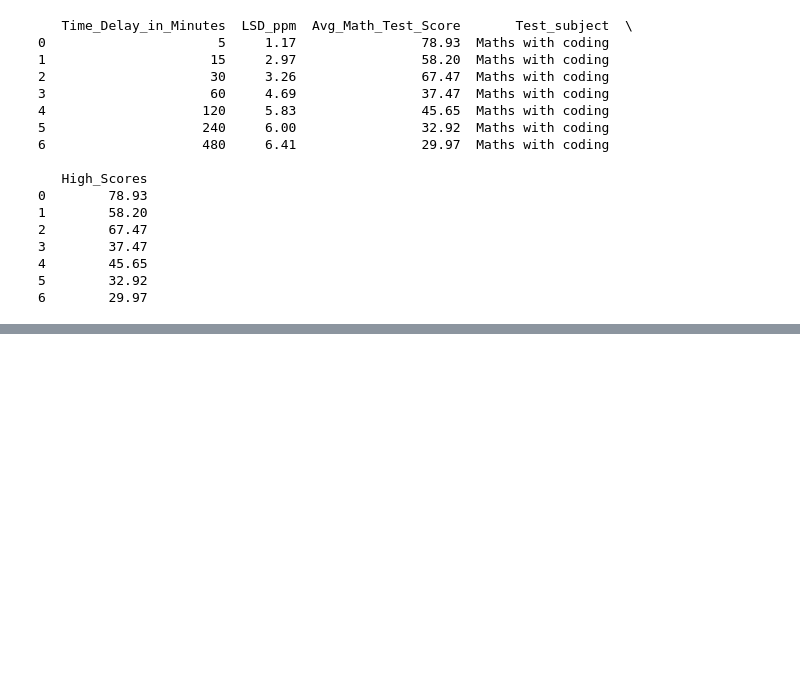
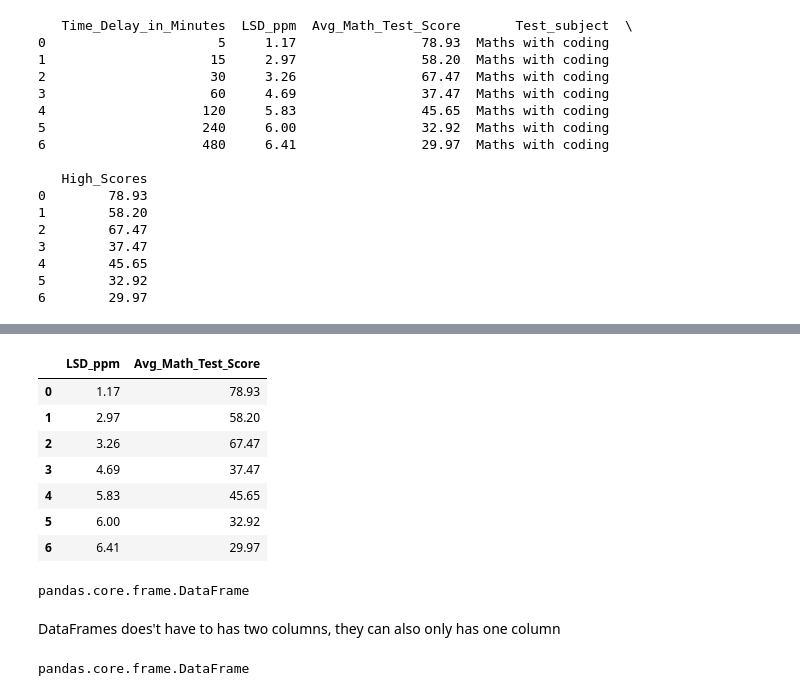
Before and after one commit to PawanSankalpa/MLProjects, a Jupyter notebook: 02 Python Intro.ipynb, the cells around one changed output, grey strips where cells are left out. Cells and saved outputs as stored; diff of their text form; code cells hidden in the pictures; blank space fills up the shorter version.

```diff
--- a/02 Python Intro.ipynb
+++ b/02 Python Intro.ipynb
@@ -103,3 +108,8 @@ print(data)
 4        45.65
 5        32.92
 6        29.97
+# %%
+#Challenge: square the values store inside High_Scores.
+# data["High_Scores"] = data["High_Scores"] * data["High_Scores"] // This method is also
+data["High_Scores"] = data["High_Scores"] **2
+print(data)
@@ -105,0 +154,24 @@ print(data)
+# %%
+#Do the same thing in one line
+cleanData = data[["LSD_ppm", "Avg_Math_Test_Score"]]
+cleanData
+# %% [output]
+|  | LSD_ppm | Avg_Math_Test_Score |
+| 0 | 1.17 | 78.93 |
+| 1 | 2.97 | 58.20 |
+| 2 | 3.26 | 67.47 |
+| 3 | 4.69 | 37.47 |
+| 4 | 5.83 | 45.65 |
+| 5 | 6.00 | 32.92 |
+| 6 | 6.41 | 29.97 |
+# %%
+type(cleanData)
+# %% [output]
+pandas.core.frame.DataFrame
+# %% [markdown]
+DataFrames does't have to has two columns, they can also only has one column
+# %%
+y = data[["Avg_Math_Test_Score"]] # make sure to put two brackets for it to make it a dataFrame.
+type(y)
+# %% [output]
+pandas.core.frame.DataFrame
```
Also changed, not shown: parts of 47 cells of this notebook.
